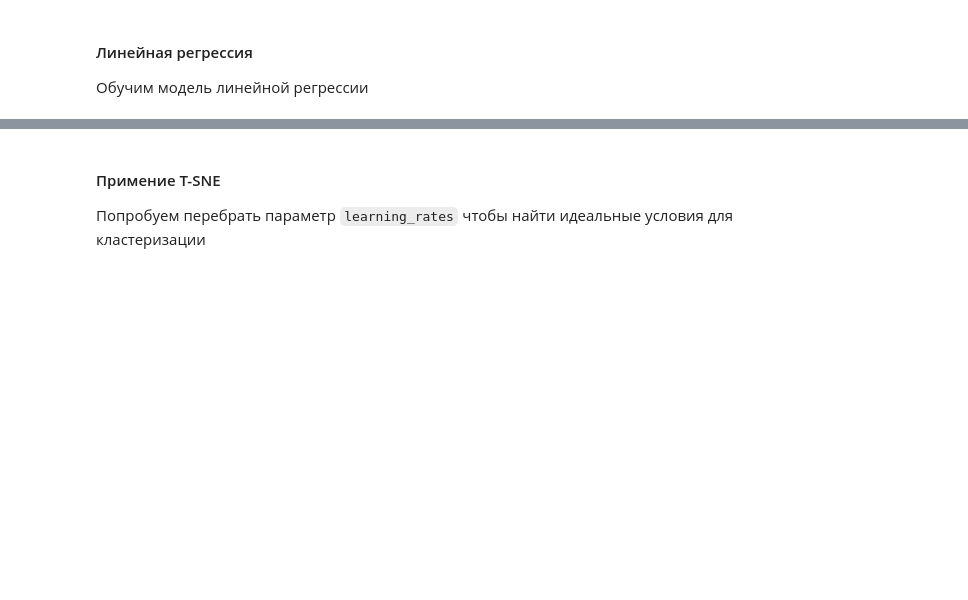
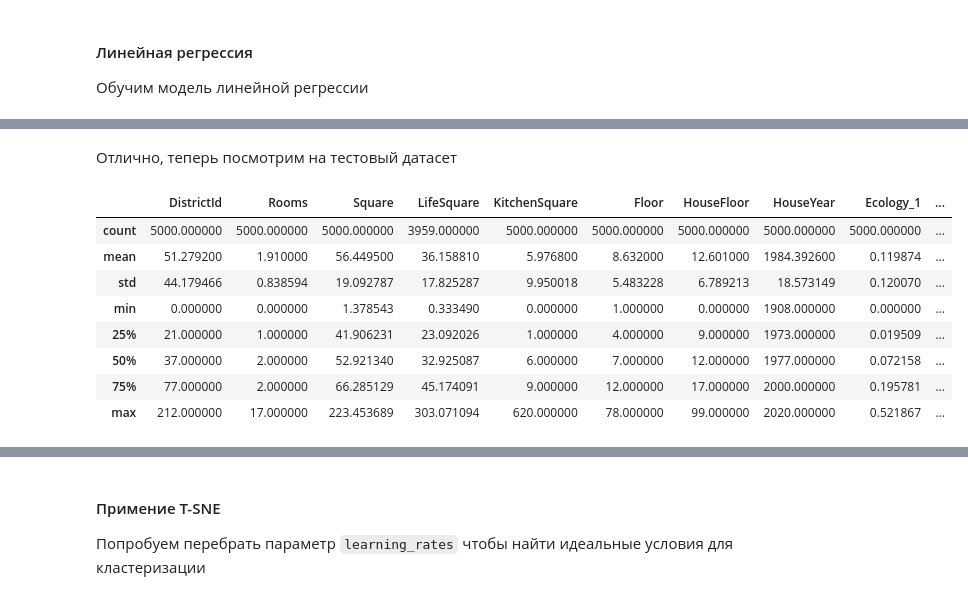
Before and after one commit to DmitryVGusev/GB-Python-in-DS, a Jupyter notebook: Python_in_DS_Coursework.ipynb, the cells around one changed output, grey strips where cells are left out. Cells and saved outputs as stored; diff of their text form; code cells hidden in the pictures; blank space fills up the shorter version.

```diff
--- a/Python_in_DS_Coursework.ipynb
+++ b/Python_in_DS_Coursework.ipynb
@@ -572,0 +562,16 @@ X_train.shape[0]
+# %% [markdown]
+Отлично, теперь посмотрим на тестовый датасет
+# %%
+test = pd.read_csv(test_path).set_index('Id')
+# %%
+test.describe()
+# %% [output]
+|  | DistrictId | Rooms | Square | LifeSquare | KitchenSquare | Floor | HouseFloor | HouseYear | Ecology_1 | ... |
+| count | 5000.000000 | 5000.000000 | 5000.000000 | 3959.000000 | 5000.000000 | 5000.000000 | 5000.000000 | 5000.000000 | 5000.000000 | ... |
+| mean | 51.279200 | 1.910000 | 56.449500 | 36.158810 | 5.976800 | 8.632000 | 12.601000 | 1984.392600 | 0.119874 | ... |
+| std | 44.179466 | 0.838594 | 19.092787 | 17.825287 | 9.950018 | 5.483228 | 6.789213 | 18.573149 | 0.120070 | ... |
+| min | 0.000000 | 0.000000 | 1.378543 | 0.333490 | 0.000000 | 1.000000 | 0.000000 | 1908.000000 | 0.000000 | ... |
+| 25% | 21.000000 | 1.000000 | 41.906231 | 23.092026 | 1.000000 | 4.000000 | 9.000000 | 1973.000000 | 0.019509 | ... |
+| 50% | 37.000000 | 2.000000 | 52.921340 | 32.925087 | 6.000000 | 7.000000 | 12.000000 | 1977.000000 | 0.072158 | ... |
+| 75% | 77.000000 | 2.000000 | 66.285129 | 45.174091 | 9.000000 | 12.000000 | 17.000000 | 2000.000000 | 0.195781 | ... |
+| max | 212.000000 | 17.000000 | 223.453689 | 303.071094 | 620.000000 | 78.000000 | 99.000000 | 2020.000000 | 0.521867 | ... |
```
Also changed, not shown: parts of 58 cells of this notebook.
